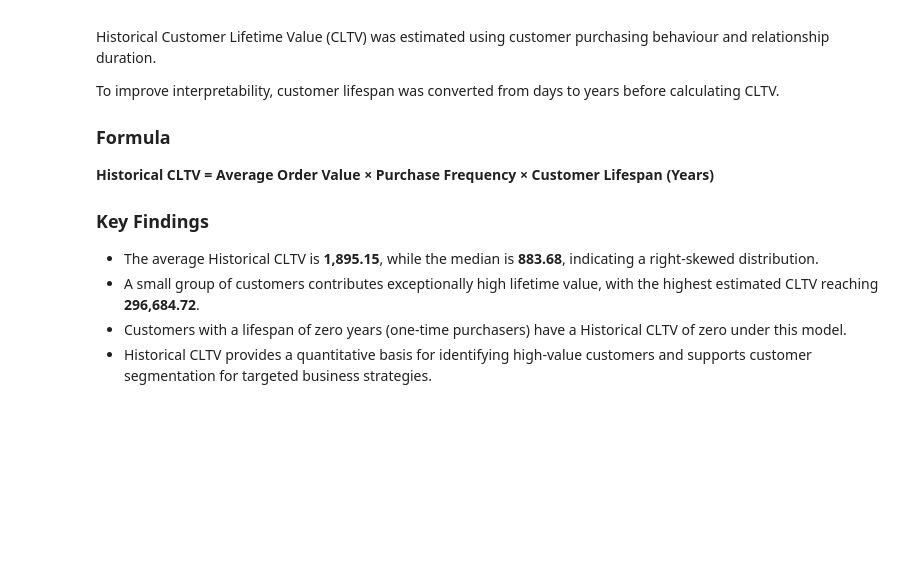
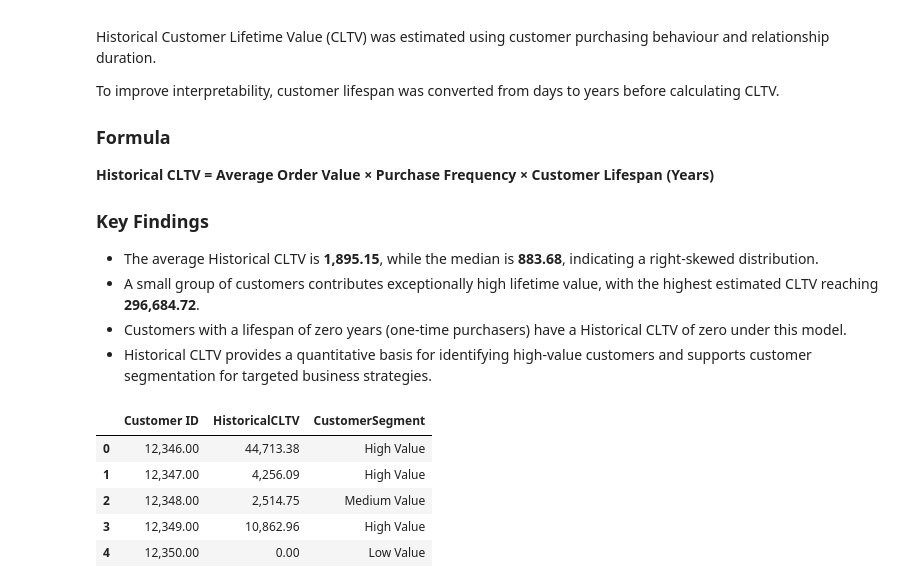
Before and after one commit to Tamoze/SaaS-ECommerce-Cohort-Retention-CLTV-Analysis, a Jupyter notebook: notebooks/03_cltv_analysis.ipynb, the cells around one changed output. Drawn from its saved outputs; the diff is of its cells as text; code cells hidden in the pictures; blank space fills up the shorter version.

```diff
--- a/notebooks/03_cltv_analysis.ipynb
+++ b/notebooks/03_cltv_analysis.ipynb
@@ -519,3 +519,30 @@ To improve interpretability, customer lifespan was converted from days to years
 - A small group of customers contributes exceptionally high lifetime value, with the highest estimated CLTV reaching **296,684.72**.
 - Customers with a lifespan of zero years (one-time purchasers) have a Historical CLTV of zero under this model.
 - Historical CLTV provides a quantitative basis for identifying high-value customers and supports customer segmentation for targeted business strategies.
+# %%
+# ==========================================
+# Customer Segmentation
+# ==========================================
+
+q3 = customer_summary["HistoricalCLTV"].quantile(0.75)
+
+customer_summary["CustomerSegment"] = pd.cut(
+    customer_summary["HistoricalCLTV"],
+    bins=[-1, 0, q3, customer_summary["HistoricalCLTV"].max()],
+    labels=["Low Value", "Medium Value", "High Value"]
+)
+
+customer_summary[
+    [
+        "Customer ID",
+        "HistoricalCLTV",
+        "CustomerSegment"
+    ]
+].head()
+# %% [output]
+|  | Customer ID | HistoricalCLTV | CustomerSegment |
+| 0 | 12,346.00 | 44,713.38 | High Value |
+| 1 | 12,347.00 | 4,256.09 | High Value |
+| 2 | 12,348.00 | 2,514.75 | Medium Value |
+| 3 | 12,349.00 | 10,862.96 | High Value |
+| 4 | 12,350.00 | 0.00 | Low Value |
```
Also changed, not shown: parts of 6 cells of this notebook.
